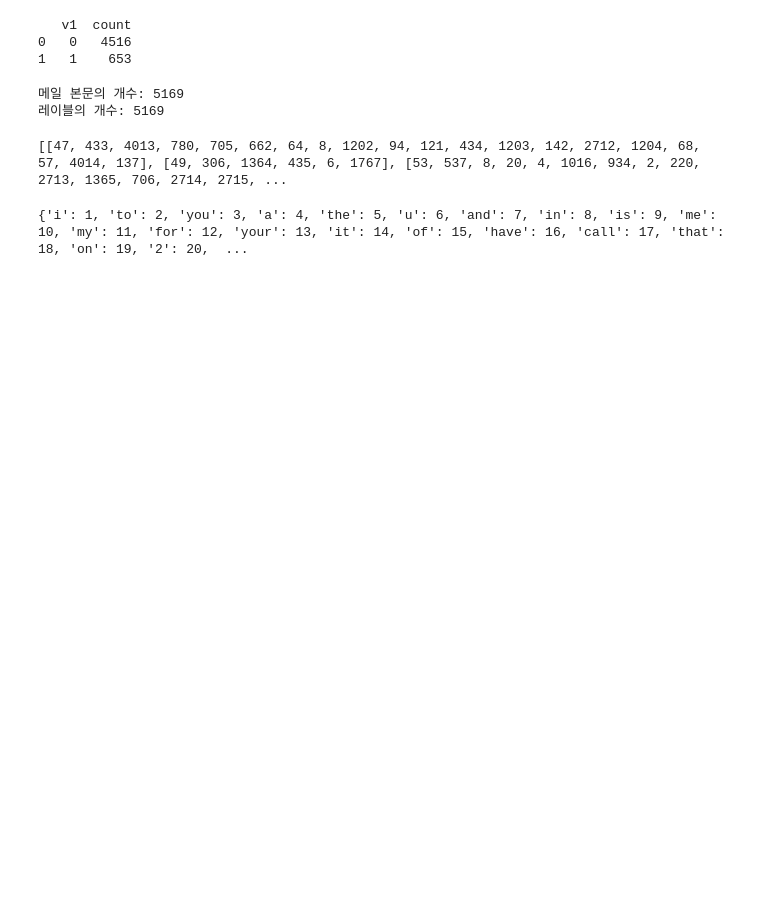
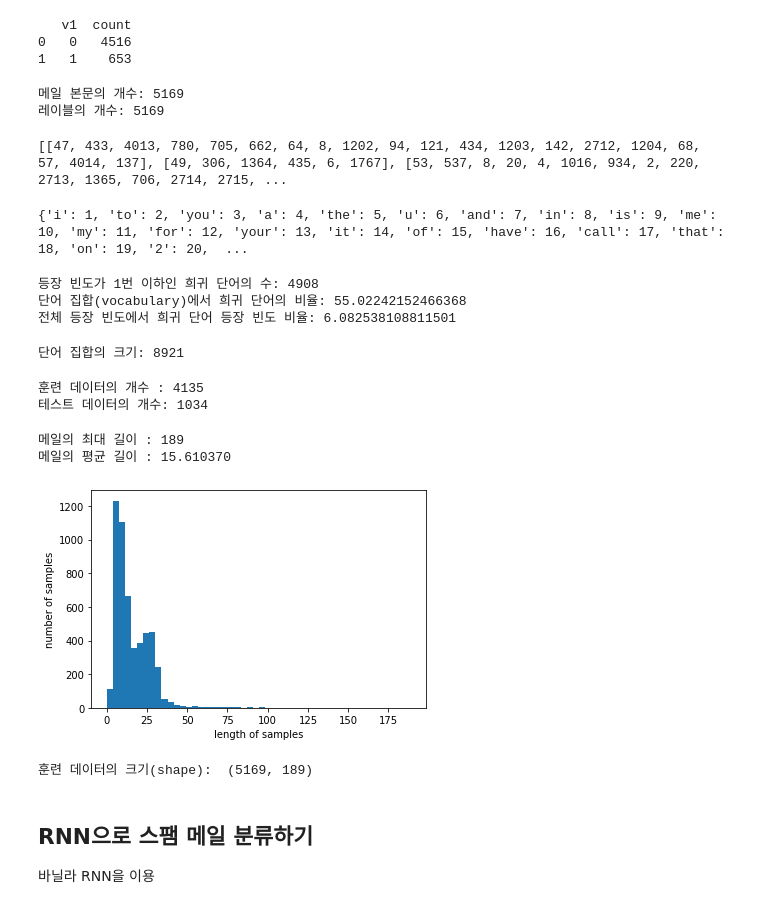
Before and after one commit to OfficialSeonyeong/TIL, a Jupyter notebook: 수료후데이터분석공부/딥 러닝을 이용한 자연어 처리 입문/RNN을 이용한 텍스트 분류_스팸 메일 분류하기(Spam Detection).ipynb, the cells around one changed output. Drawn from its saved outputs; the diff is of its cells as text; code cells hidden in the pictures; blank space fills up the shorter version.

Commit message:
[21.06.30] NLP Classify spam mails

```diff
--- a/수료후데이터분석공부/딥 러닝을 이용한 자연어 처리 입문/RNN을 이용한 텍스트 분류_스팸 메일 분류하기(Spam Detection).ipynb
+++ b/수료후데이터분석공부/딥 러닝을 이용한 자연어 처리 입문/RNN을 이용한 텍스트 분류_스팸 메일 분류하기(Spam Detection).ipynb
@@ -13,7 +16,7 @@ from tensorflow.keras.preprocessing.text import Tokenizer
 from tensorflow.keras.preprocessing.sequence import pad_sequences
 # %%
 urllib.request.urlretrieve("https://raw.githubusercontent.com/mohitgupta-omg/Kaggle-SMS-Spam-Collection-Dataset-/master/spam.csv", filename="spam.csv")
-data = pd.read_csv('./data/spam.csv',encoding='latin1')
+data = pd.read_csv('./spam.csv',encoding='latin1')
 # %%
 print('총 샘플의 수 :',len(data))
 # %% [output]
@@ -106,3 +104,59 @@ word_to_index = tokenizer.word_index
 print(word_to_index)
 # %% [output]
 {'i': 1, 'to': 2, 'you': 3, 'a': 4, 'the': 5, 'u': 6, 'and': 7, 'in': 8, 'is': 9, 'me': 10, 'my': 11, 'for': 12, 'your': 13, 'it': 14, 'of': 15, 'have': 16, 'call': 17, 'that': 18, 'on': 19, '2': 20,  ...
+# %%
+# 단어 등장 빈도 수
+threshold = 2
+total_cnt = len(word_to_index)
+rare_cnt = 0 # 등장 빈도수가 threshold보다 작은 단어의 개수를 카운트
+total_freq = 0 # 훈련 데이터의 전체 단어 빈도수 총 합
+rare_freq = 0 # 등장 빈도수가 threshold보다 작은 단어의 등장 빈도수의 총 합
+
+# 단어, 빈도수
+for key, value in tokenizer.word_counts.items():
+    total_freq = total_freq + value
+
+    if (value < threshold):
+        rare_cnt += 1
+        rare_freq += value
+
+print('등장 빈도가 %s번 이하인 희귀 단어의 수: %s'%(threshold - 1, rare_cnt))
+print("단어 집합(vocabulary)에서 희귀 단어의 비율:", (rare_cnt / total_cnt)*100)
+print("전체 등장 빈도에서 희귀 단어 등장 빈도 비율:", (rare_freq / total_freq)*100)
+# %% [output]
+등장 빈도가 1번 이하인 희귀 단어의 수: 4908
+단어 집합(vocabulary)에서 희귀 단어의 비율: 55.02242152466368
+전체 등장 빈도에서 희귀 단어 등장 빈도 비율: 6.082538108811501
+# %%
+# 패딩을 위한 토큰인 0번 단어를 고려해 +1
+vocab_size = len(word_to_index) + 1
+print('단어 집합의 크기: {}'.format((vocab_size)))
+# %% [output]
+단어 집합의 크기: 8921
+# %%
+n_of_train = int(len(sequences) * 0.8)
+n_of_test = int(len(sequences) - n_of_train)
+print('훈련 데이터의 개수 :',n_of_train)
+print('테스트 데이터의 개수:',n_of_test)
+# %% [output]
+훈련 데이터의 개수 : 4135
+테스트 데이터의 개수: 1034
+# %%
+X_data = sequences
+print('메일의 최대 길이 : %d' % max(len(l) for l in X_data))
+print('메일의 평균 길이 : %f' % (sum(map(len, X_data))/len(X_data)))
+plt.hist([len(s) for s in X_data], bins=50)
+plt.xlabel('length of samples')
+plt.ylabel('number of samples')
+plt.show()
+# %% [output]
+메일의 최대 길이 : 189
+메일의 평균 길이 : 15.610370
+[figure, added]
+# %%
+max_len = 189
+# 전체 데이터셋의 길이는 max_len으로 맞춥니다.
+data = pad_sequences(X_data, maxlen = max_len)
+print("훈련 데이터의 크기(shape): ", data.shape)
+# %% [output]
+훈련 데이터의 크기(shape):  (5169, 189)
@@ -108,0 +168,3 @@ print(word_to_index)
+# %% [markdown]
+## RNN으로 스팸 메일 분류하기
+바닐라 RNN을 이용
```
Also changed, not shown: parts of 8 cells of this notebook.
